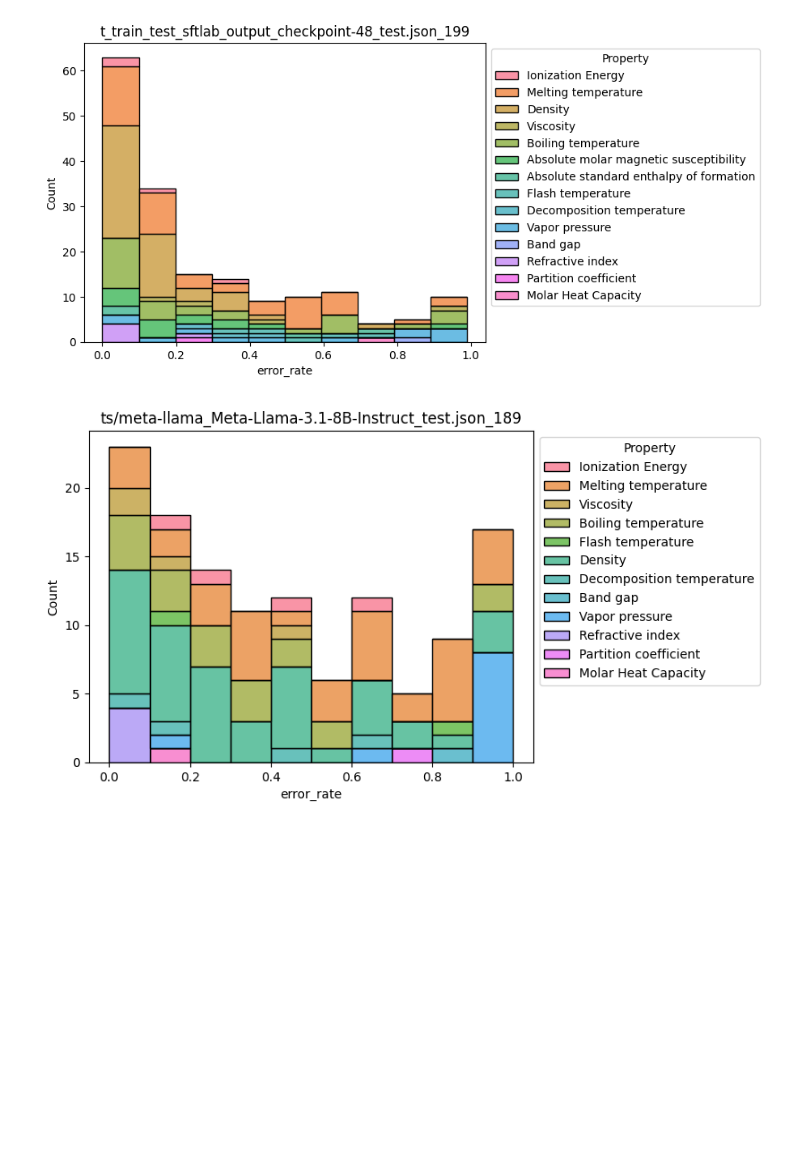
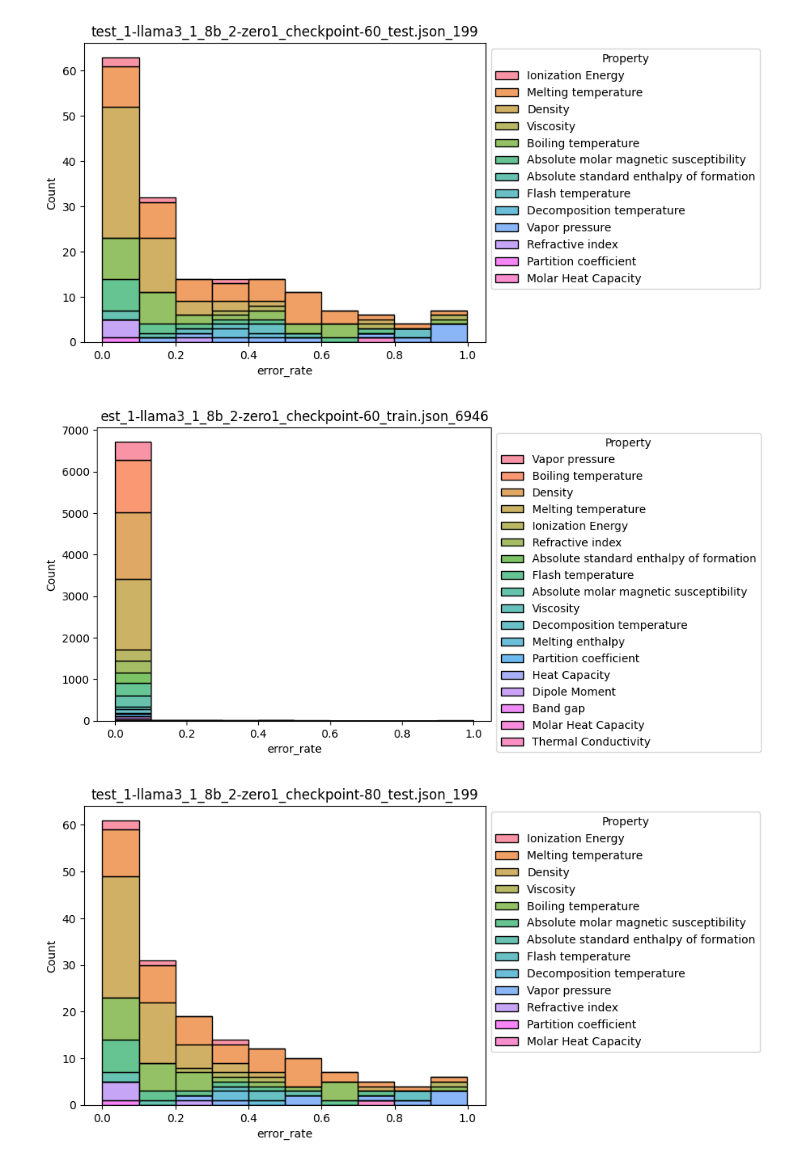
Before and after one commit to KanHatakeyama/self-chem-learn-llm, a Jupyter notebook: 0924split_train_test/analyze_evaluation.ipynb, the cells around one changed output. Cells and saved outputs as stored; diff of their text form; code cells hidden in the pictures; blank space fills up the shorter version.

Commit message:
eval

```diff
--- a/0924split_train_test/analyze_evaluation.ipynb
+++ b/0924split_train_test/analyze_evaluation.ipynb
@@ -38,9 +38,10 @@ def parse_prediction(predicted_text_list,unit_list):
     return pred_list
 # %%
 import glob
-json_list=glob.glob("eval_results/*.json")
+json_list=[]
+json_list+=glob.glob("eval_results2/*.json")
 
-json_list+=glob.glob("/data/hatakeyama/self-loop/0920evaluate_prediction_accuracy/eval_results/*.json")
+#json_list+=glob.glob("/data/hatakeyama/self-loop/0920evaluate_prediction_accuracy/eval_results/*.json")
 
 mode="test"
 
@@ -50,8 +51,8 @@ json_list.sort()
 
 for target_json in json_list:
 
-    if target_json.find(mode)==-1:
-        continue
+    #if target_json.find(mode)==-1:
+    #    continue
 
     df=pd.read_json(target_json)
     #predicted_valueをfloatに変更｡変換できないものはNaNにする
@@ -100,2 +101,3 @@ for target_json in json_list:
-[figure, old version]
+[figure, new version]
-[figure, old version]
+[figure, new version]
+[figure, added]
```
Also changed, not shown: parts of 8 cells of this notebook, 17 other files.
